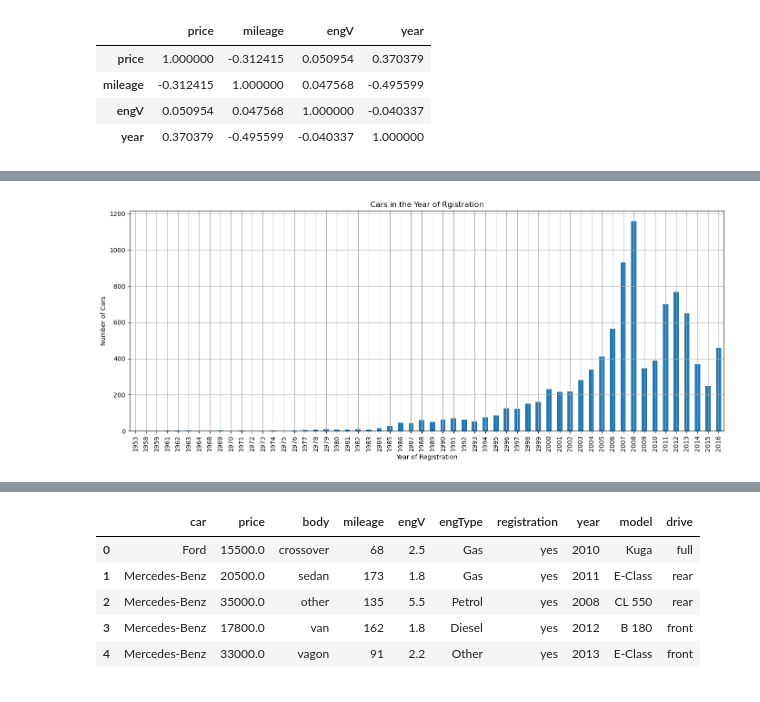
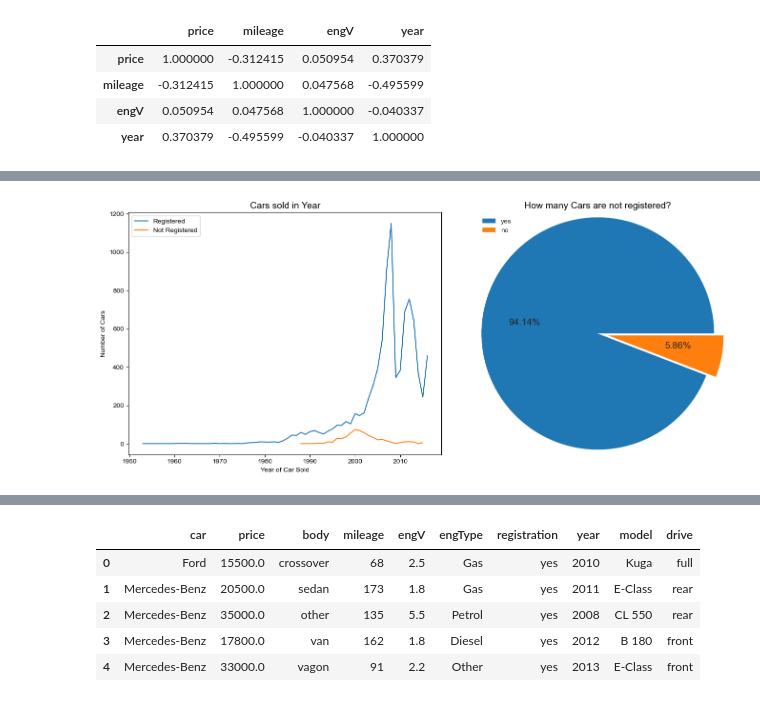
Before and after one commit to harshalkvibhandik/DataScienceProjects, a Jupyter notebook: Accredian/CDF_Project/EDA_1/Analysis_on_Used_Cars.ipynb, the cells around one changed output, grey strips where cells are left out. Cells and saved outputs as stored; diff of their text form; code cells hidden in the pictures.

```diff
--- a/Accredian/CDF_Project/EDA_1/Analysis_on_Used_Cars.ipynb
+++ b/Accredian/CDF_Project/EDA_1/Analysis_on_Used_Cars.ipynb
@@ -458,10 +459,25 @@ plt.show()
-# %%
-fig, ax = plt.subplots(figsize=(14, 6))
-clean_data.year.value_counts().sort_index().plot.bar(ax=ax)
-plt.title("Cars in the Year of Rgistration")
-plt.ylabel("Number of Cars")
-plt.xlabel("Year of Registration")
-plt.grid()
-plt.tight_layout()
-# %% [output]
-[figure, removed]
+# %%
+fig, ((ax1, ax2)) = plt.subplots(nrows=1, ncols=2, figsize=(14, 6))
+yearly_cars_data = clean_data[clean_data.registration == 'yes'].year.value_counts().sort_index()
+sns.lineplot(x=yearly_cars_data.index, y=yearly_cars_data.values, ax=ax1)
+yearly_cars_data = clean_data[clean_data.registration == 'no'].year.value_counts().sort_index()
+sns.lineplot(x=yearly_cars_data.index, y=yearly_cars_data.values, ax=ax1)
+ax1.set_title("Cars sold in Year", fontdict={'fontsize':14})
+ax1.set_ylabel("Number of Cars")
+ax1.set_xlabel("Year of Car Sold")
+ax1.legend(['Registered', 'Not Registered'])
+
+registration_data = clean_data['registration'].value_counts()
+labels = registration_data.index
+sizes = registration_data.values
+percent_labels = [f'{s*100/sizes.sum():0.2f}%' for l, s in zip(labels, sizes)]
+plt.style.use('seaborn')
+sns.set_style("whitegrid")
+ax2.pie(sizes, labels=percent_labels, explode=(0, 0.1), labeldistance=0.5, radius=1.2, textprops={'fontsize':14}, )
+ax2.legend(labels=labels, loc='upper left')
+ax2.set_title("How many Cars are not registered?", fontdict={'fontsize':14})
+
+plt.tight_layout()
+plt.show()
+# %% [output]
+[figure, added]
```
Also changed, not shown: parts of 12 cells of this notebook.
